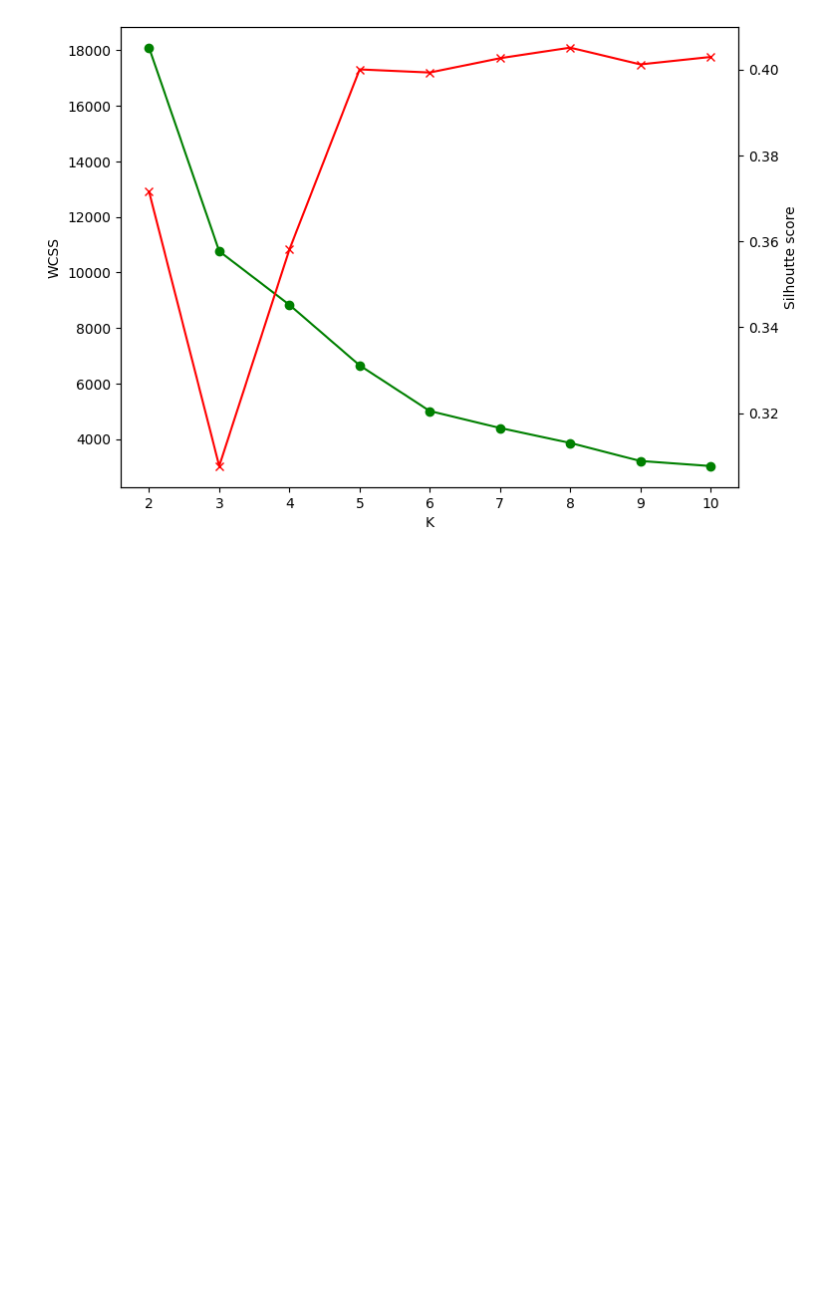
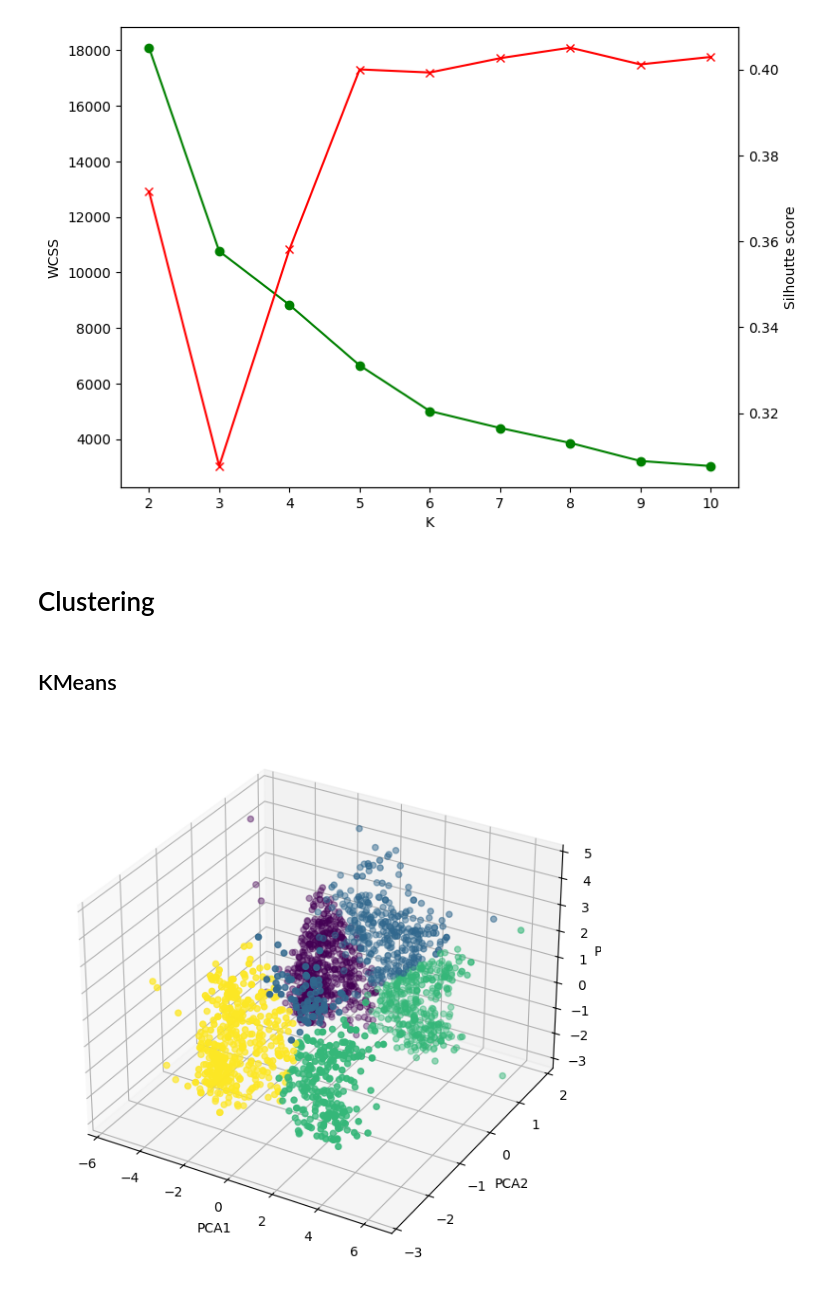
Before and after one commit to akshay041193/Customer-Segmentation-System, a Jupyter notebook: customer_segmentation.ipynb, the cells around one changed output. Drawn from its saved outputs; the diff is of its cells as text; code cells hidden in the pictures; blank space fills up the shorter version.

Commit message:
Clustering and Summary

```diff
--- a/customer_segmentation.ipynb
+++ b/customer_segmentation.ipynb
@@ -333,3 +333,28 @@ ax2.set_ylabel("Silhoutte score")
 # %% [output]
 Text(0, 0.5, 'Silhoutte score')
 [figure]
+# %% [markdown]
+# Clustering
+# %% [markdown]
+## KMeans
+# %%
+from sklearn.cluster import KMeans
+
+
+kmeans=KMeans(n_clusters=4,random_state=42)
+
+kmeans_labels=kmeans.fit_predict(X_pca)
+
+fig=plt.figure(figsize=(8,6))
+
+ax= fig.add_subplot(111,projection="3d")
+
+ax.scatter(X_pca[:,0],X_pca[:,1],X_pca[:,2],c=kmeans_labels)
+
+ax.set_xlabel("PCA1")
+ax.set_ylabel("PCA2")
+ax.set_zlabel("PCA3")
+
+plt.tight_layout()
+# %% [output]
+[figure, added]
```
Also changed, not shown: parts of 9 cells of this notebook.
